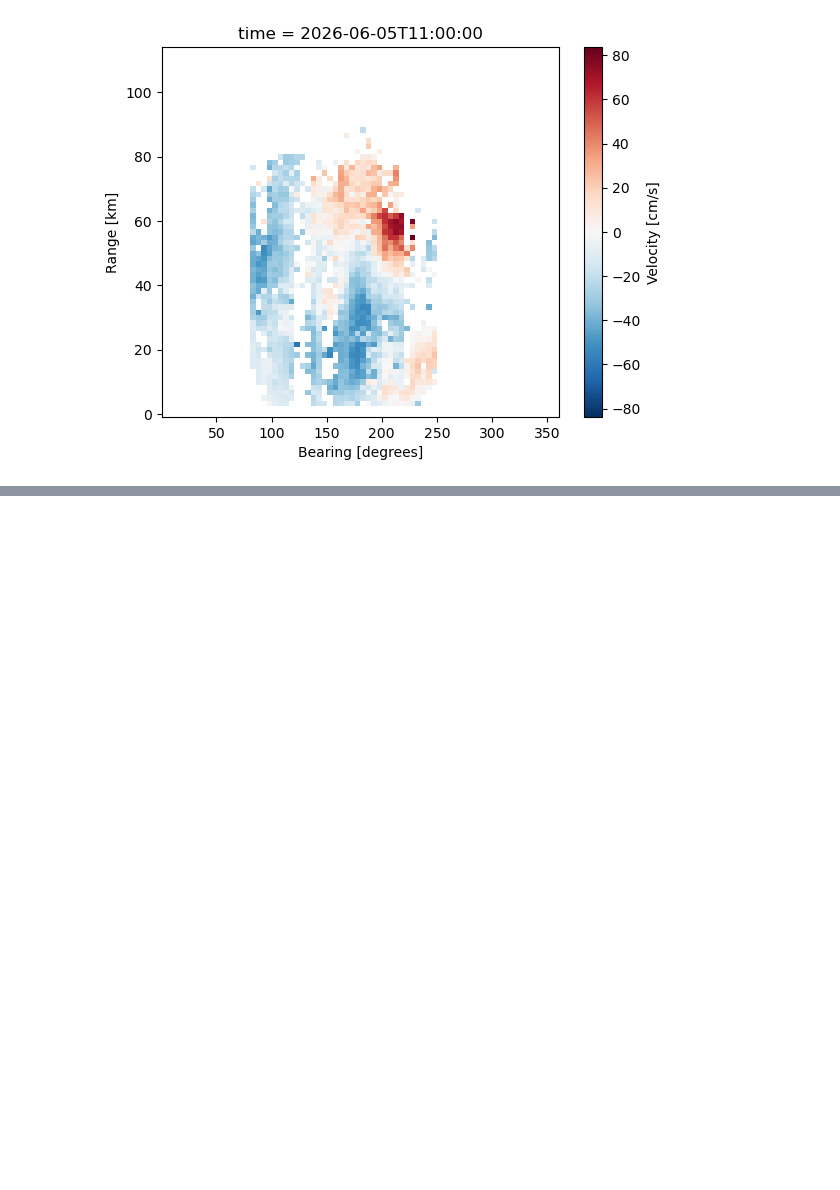
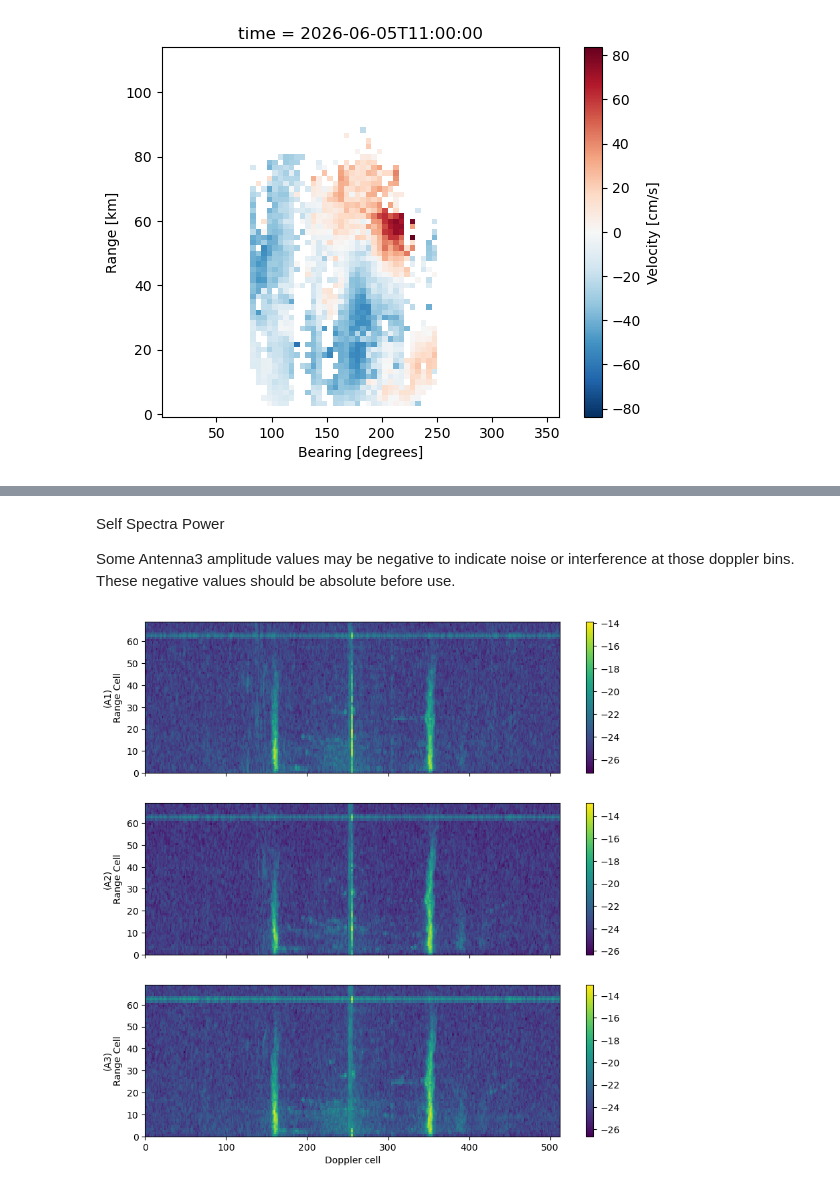
Before and after one commit to jisernfontanet/hfradar, a Jupyter notebook: tutorials/reading_data.ipynb, the cells around one changed output, grey strips where cells are left out. Cells and saved outputs as stored; diff of their text form; code cells hidden in the pictures; blank space fills up the shorter version.

Commit message:
Updated with read_cross_spectra

```diff
--- a/tutorials/reading_data.ipynb
+++ b/tutorials/reading_data.ipynb
@@ -71,0 +74,8 @@ data['velo'].plot()
+# %%
+# Search a .ruv file from the sample data
+
+filename = glob.glob('data/*.csr')[0]
+
+# Read it and return a dictionary
+
+data = read_cross_spectra(filename)
@@ -71,0 +84,7 @@ data['velo'].plot()
+# %%
+# Print the header
+
+print('Header')
+print('-' * 6)
+for key in data['header'].keys():
+    print(key + ':', data['header'][key])
@@ -71,0 +109,22 @@ data['velo'].plot()
+# %% [markdown]
+Self Spectra Power
+
+Some Antenna3 amplitude values may be negative to indicate noise or interference at those doppler bins. These negative values should be absolute before use.
+# %%
+fig, ax = plt.subplots(3, 1, sharex=True, figsize=(10, 10))
+
+for i in np.arange(3):
+
+    key = 'antenna' + str(i + 1) + '_self'
+    title = '(A' + str(i+1) + ')'
+
+    spec = np.ma.array(data = np.abs(data['data'][key]),
+                       mask = np.zeros(data['data'][key].shape, dtype=bool))
+    spec.mask[spec.data <=0] = True
+
+    fig.colorbar(ax[i].pcolormesh(np.log(spec)), ax=ax[i])
+    ax[i].set_ylabel(title + '\n' + 'Range Cell')
+    if i == 2:
+        ax[i].set_xlabel('Doppler cell')
+# %% [output]
+[figure, added]
```
Also changed, not shown: parts of 8 cells of this notebook, 3 other files.
